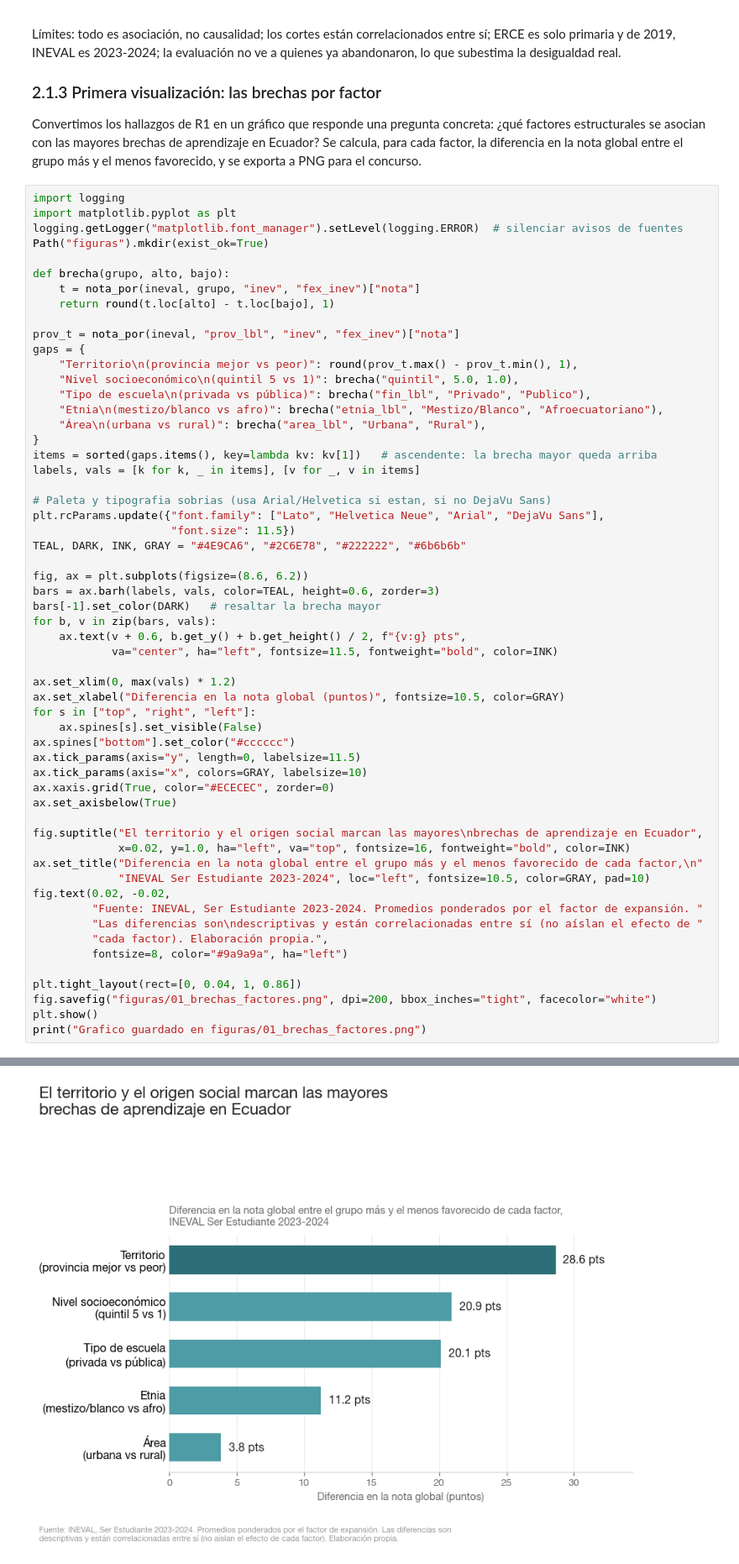
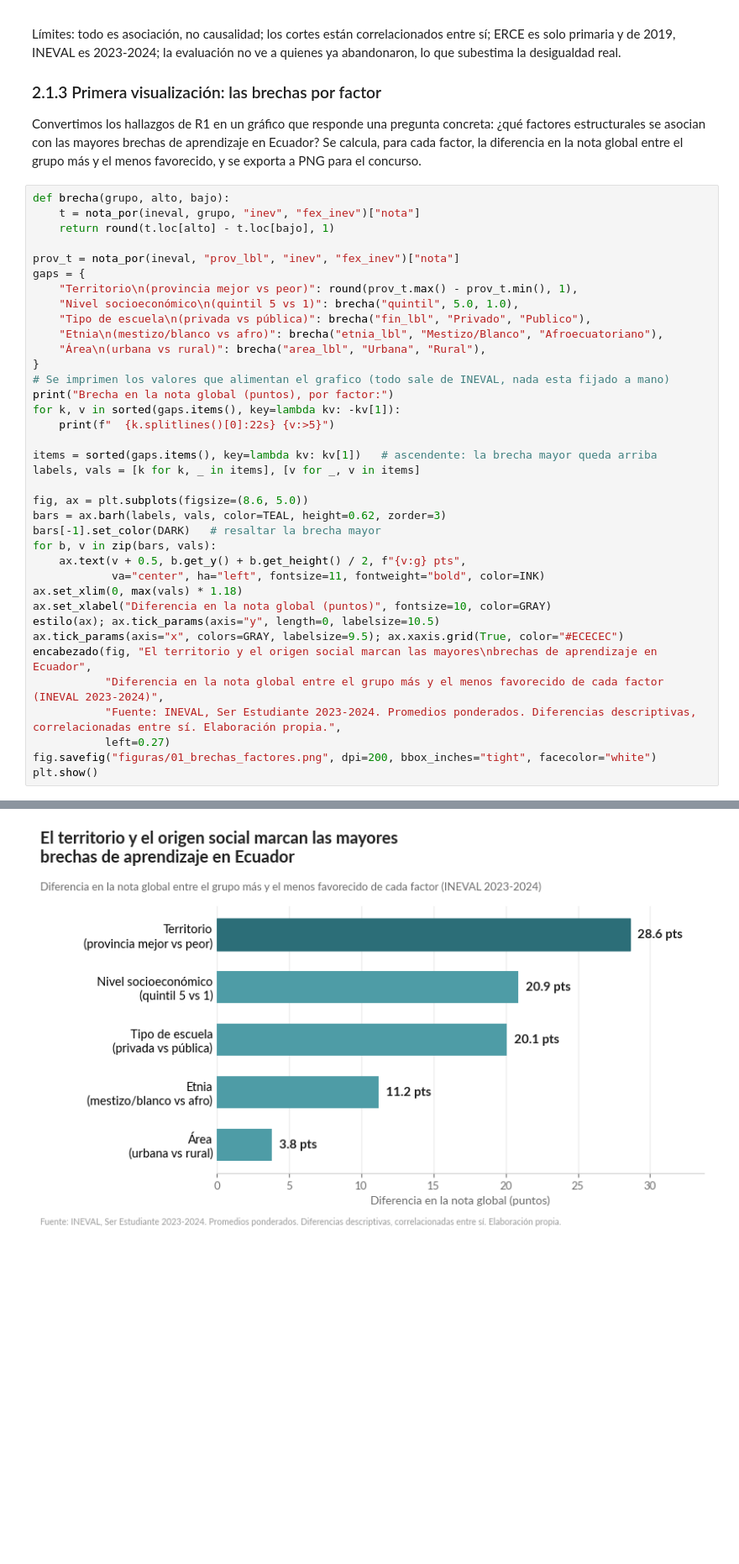
Before and after one commit to bypaupau/concurso-el-quantificador, a Jupyter notebook: education_ecuador_analysis.ipynb, the cells around one changed output, grey strips where cells are left out. Shown at 84% size. Drawn from its saved outputs; the diff is of its cells as text; blank space fills up the shorter version.

Commit message:
descripcion de graficos

```diff
--- a/education_ecuador_analysis.ipynb
+++ b/education_ecuador_analysis.ipynb
@@ -940,11 +990,6 @@ estructurales se asocian con las mayores brechas de aprendizaje en Ecuador? Se c
 factor, la diferencia en la nota global entre el grupo más y el menos favorecido, y se exporta a PNG
 para el concurso.
 # %%
-import logging
-import matplotlib.pyplot as plt
-logging.getLogger("matplotlib.font_manager").setLevel(logging.ERROR)  # silenciar avisos de fuentes
-Path("figuras").mkdir(exist_ok=True)
-
 def brecha(grupo, alto, bajo):
     t = nota_por(ineval, grupo, "inev", "fex_inev")["nota"]
     return round(t.loc[alto] - t.loc[bajo], 1)
@@ -957,43 +1002,28 @@ gaps = {
     "Etnia\n(mestizo/blanco vs afro)": brecha("etnia_lbl", "Mestizo/Blanco", "Afroecuatoriano"),
     "Área\n(urbana vs rural)": brecha("area_lbl", "Urbana", "Rural"),
 }
+# Se imprimen los valores que alimentan el grafico (todo sale de INEVAL, nada esta fijado a mano)
+print("Brecha en la nota global (puntos), por factor:")
+for k, v in sorted(gaps.items(), key=lambda kv: -kv[1]):
+    print(f"  {k.splitlines()[0]:22s} {v:>5}")
+
 items = sorted(gaps.items(), key=lambda kv: kv[1])   # ascendente: la brecha mayor queda arriba
 labels, vals = [k for k, _ in items], [v for _, v in items]
 
-# Paleta y tipografia sobrias (usa Arial/Helvetica si estan, si no DejaVu Sans)
-plt.rcParams.update({"font.family": ["Lato", "Helvetica Neue", "Arial", "DejaVu Sans"],
-                     "font.size": 11.5})
-TEAL, DARK, INK, GRAY = "#4E9CA6", "#2C6E78", "#222222", "#6b6b6b"
-
-fig, ax = plt.subplots(figsize=(8.6, 6.2))
-bars = ax.barh(labels, vals, color=TEAL, height=0.6, zorder=3)
+fig, ax = plt.subplots(figsize=(8.6, 5.0))
+bars = ax.barh(labels, vals, color=TEAL, height=0.62, zorder=3)
 bars[-1].set_color(DARK)   # resaltar la brecha mayor
 for b, v in zip(bars, vals):
-    ax.text(v + 0.6, b.get_y() + b.get_height() / 2, f"{v:g} pts",
-            va="center", ha="left", fontsize=11.5, fontweight="bold", color=INK)
-
-ax.set_xlim(0, max(vals) * 1.2)
-ax.set_xlabel("Diferencia en la nota global (puntos)", fontsize=10.5, color=GRAY)
-for s in ["top", "right", "left"]:
-    ax.spines[s].set_visible(False)
-ax.spines["bottom"].set_color("#cccccc")
-ax.tick_params(axis="y", length=0, labelsize=11.5)
-ax.tick_params(axis="x", colors=GRAY, labelsize=10)
-ax.xaxis.grid(True, color="#ECECEC", zorder=0)
-ax.set_axisbelow(True)
-
-fig.suptitle("El territorio y el origen social marcan las mayores\nbrechas de aprendizaje en Ecuador",
-             x=0.02, y=1.0, ha="left", va="top", fontsize=16, fontweight="bold", color=INK)
-ax.set_title("Diferencia en la nota global entre el grupo más y el menos favorecido de cada factor,\n"
-             "INEVAL Ser Estudiante 2023-2024", loc="left", fontsize=10.5, color=GRAY, pad=10)
-fig.text(0.02, -0.02,
-         "Fuente: INEVAL, Ser Estudiante 2023-2024. Promedios ponderados por el factor de expansión. "
-         "Las diferencias son\ndescriptivas y están correlacionadas entre sí (no aíslan el efecto de "
-         "cada factor). Elaboración propia.",
-         fontsize=8, color="#9a9a9a", ha="left")
-
-plt.tight_layout(rect=[0, 0.04, 1, 0.86])
+    ax.text(v + 0.5, b.get_y() + b.get_height() / 2, f"{v:g} pts",
+            va="center", ha="left", fontsize=11, fontweight="bold", color=INK)
+ax.set_xlim(0, max(vals) * 1.18)
+ax.set_xlabel("Diferencia en la nota global (puntos)", fontsize=10, color=GRAY)
+estilo(ax); ax.tick_params(axis="y", length=0, labelsize=10.5)
+ax.tick_params(axis="x", colors=GRAY, labelsize=9.5); ax.xaxis.grid(True, color="#ECECEC")
+encabezado(fig, "El territorio y el origen social marcan las mayores\nbrechas de aprendizaje en Ecuador",
+           "Diferencia en la nota global entre el grupo más y el menos favorecido de cada factor (INEVAL 2023-2024)",
+           "Fuente: INEVAL, Ser Estudiante 2023-2024. Promedios ponderados. Diferencias descriptivas, correlacionadas entre sí. Elaboración propia.",
+           left=0.27)
 fig.savefig("figuras/01_brechas_factores.png", dpi=200, bbox_inches="tight", facecolor="white")
 plt.show()
-print("Grafico guardado en figuras/01_brechas_factores.png")
 # %% [output]
@@ -1000 +1036 @@ print("Grafico guardado en figuras/01_brechas_factores.png")
-[figure, old version]
+[figure, new version]
```
Also changed, not shown: parts of 31 cells of this notebook, 9 other files.
